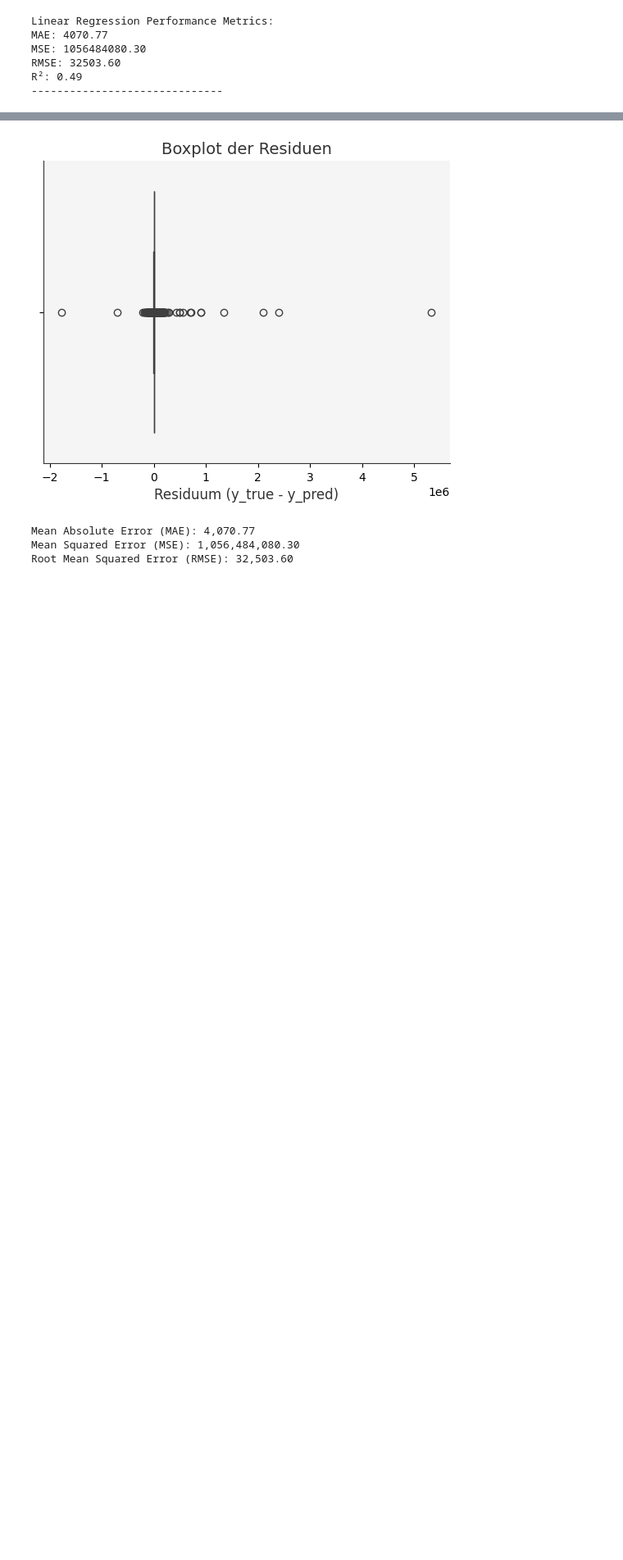
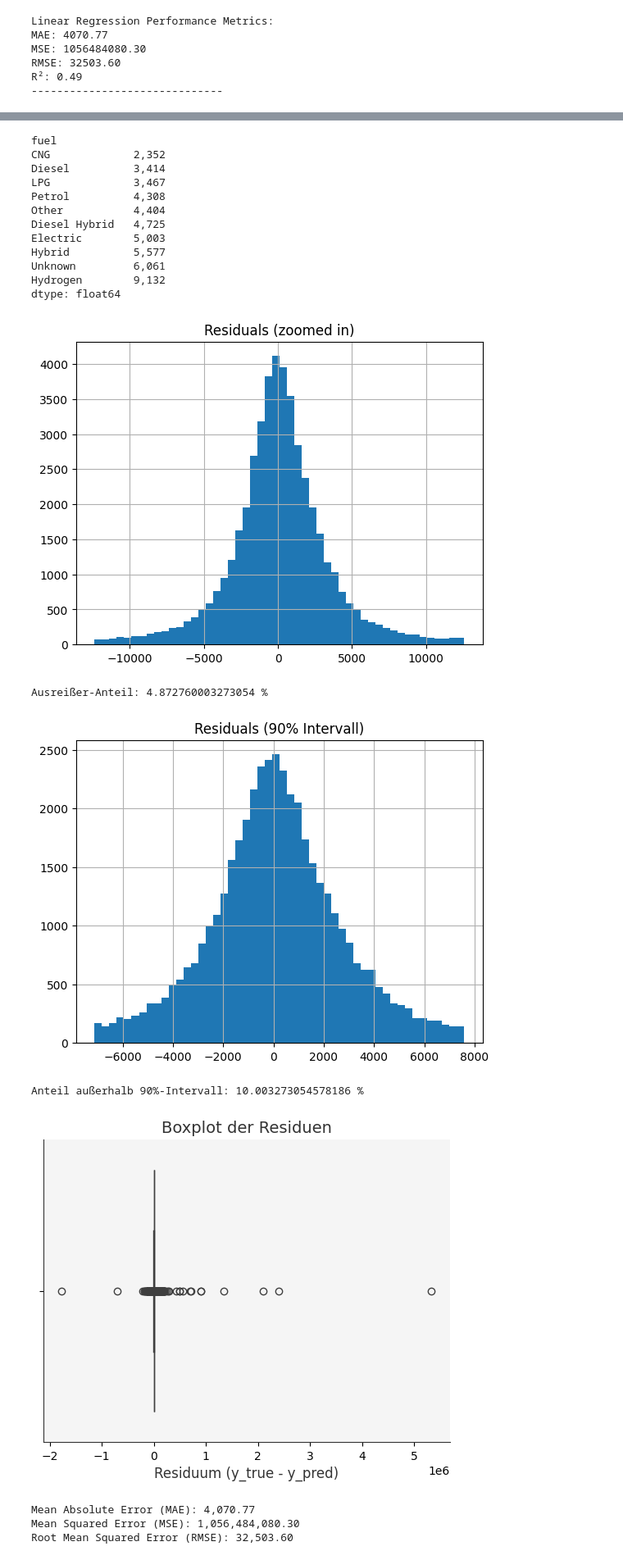
Before and after one commit to kiljos/data_mining, a Jupyter notebook: models/lr/all_fuel_types/lr_impute_logy_residual_analysis.ipynb, the cells around one changed output, grey strips where cells are left out. Shown at 82% size. Saved outputs shown, nothing was run; the diff lists cells and outputs as text; code cells hidden in the pictures; blank space fills up the shorter version.

```diff
--- a/models/lr/all_fuel_types/lr_impute_logy_residual_analysis.ipynb
+++ b/models/lr/all_fuel_types/lr_impute_logy_residual_analysis.ipynb
@@ -128,3 +128,41 @@ Hydrogen        9,132
 dtype: float64
 [figure]
 Ausreißer-Anteil: 4.872760003273054 %
+# %%
+results = pd.DataFrame({
+    'y_true': y_test,
+    'y_pred': y_pred_lr,
+    'fuel'  : X_test['fuel_type'].values,
+    'brand' : X_test['brand'].values,
+    'model'  : X_test['model'].values,
+})
+
+# 1) Residual Histogram
+results['res'] = results.y_true - results.y_pred
+results.res.hist(bins=60); plt.title('Residuals'); plt.show()
+
+# 2) MAE nach fuel_type
+print(results.groupby('fuel')
+    .apply(lambda d: mean_absolute_error(d.y_true, d.y_pred))
+    .sort_values())
+    # Residuen-Array
+res = results.res
+
+# nur Residuen innerhalb ±3*IQR anzeigen
+q1, q3 = np.percentile(res, [25, 75])
+iqr = q3 - q1
+mask = (res > q1 - 3*iqr) & (res < q3 + 3*iqr)
+
+res[mask].hist(bins=50)
+plt.title("Residuals (zoomed in)")
+plt.show()
+print("Ausreißer-Anteil:", (~mask).mean()*100, "%")
+# 90% Intervall (5th to 95th percentile)
+lower, upper = np.percentile(res, [5, 95])
+mask_90 = (res >= lower) & (res <= upper)
+
+res[mask_90].hist(bins=50)
+plt.title("Residuals (90% Intervall)")
+plt.show()
+print("Anteil außerhalb 90%-Intervall:", (~mask_90).mean()*100, "%")
+# %% [output]
@@ -131,3 +170,19 @@ Ausreißer-Anteil: 4.872760003273054 %
+fuel
+CNG             2,352
+Diesel          3,414
+LPG             3,467
+Petrol          4,308
+Other           4,404
+Diesel Hybrid   4,725
+Electric        5,003
+Hybrid          5,577
+Unknown         6,061
+Hydrogen        9,132
+dtype: float64
+[figure, added]
+Ausreißer-Anteil: 4.872760003273054 %
+[figure, added]
+Anteil außerhalb 90%-Intervall: 10.003273054578186 %
 # %%
 sns.boxplot(data=results, x = 'res')
 plt.title("Boxplot der Residuen")
```
Also changed, not shown: parts of 10 cells of this notebook, 3 other files.
